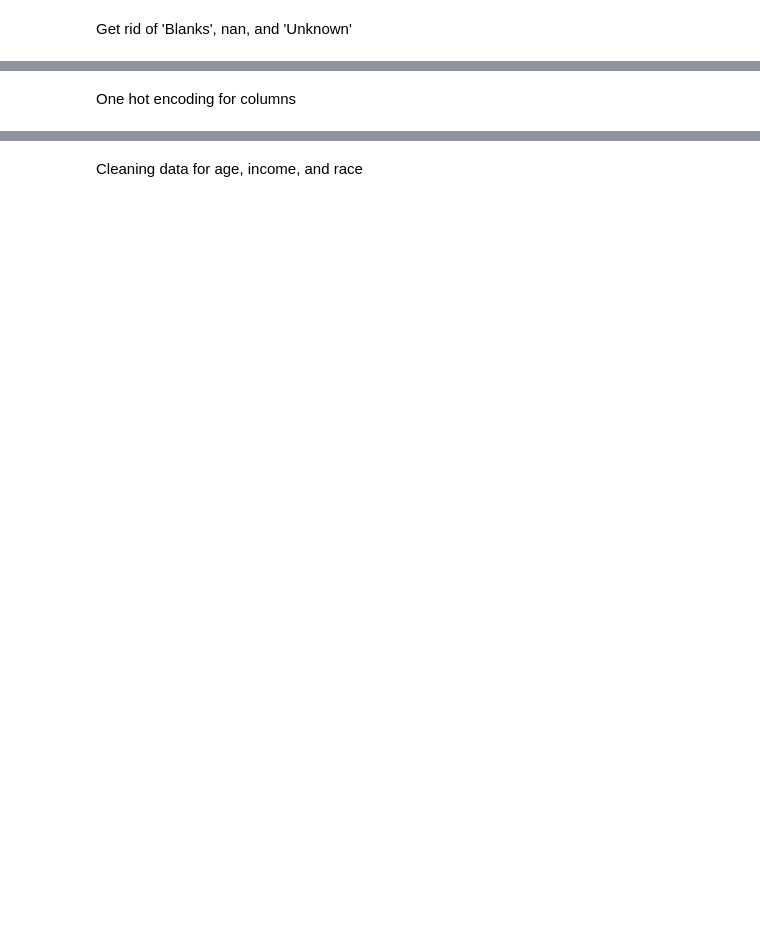
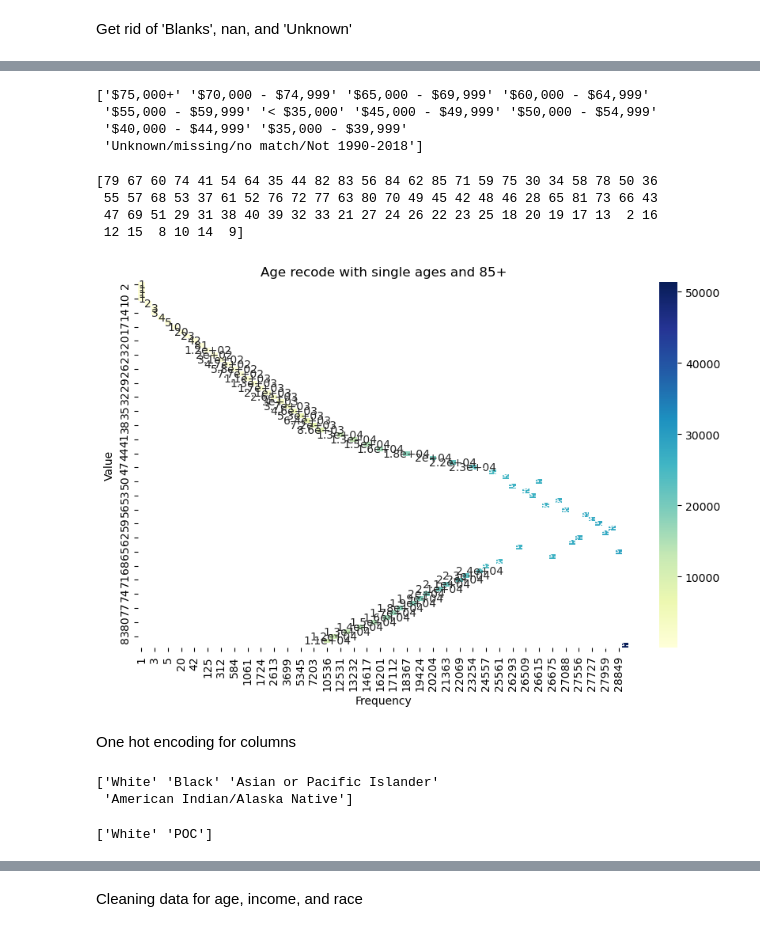
Before and after one commit to lixin-source/cisc4900, a Jupyter notebook: linReg.ipynb, the cells around one changed output, grey strips where cells are left out. Saved outputs shown, nothing was run; the diff lists cells and outputs as text; code cells hidden in the pictures; blank space fills up the shorter version.

```diff
--- a/linReg.ipynb
+++ b/linReg.ipynb
@@ -63,0 +84,2 @@ df.describe()
+# %%
+df.drop_duplicates(inplace=True)
@@ -78,2 +112,9 @@ dtype: bool
+# %%
+df.dropna(inplace=True)
+# drop na seems to have removed 'Blanks' rows
+df = df[~df['Breast - Adjusted AJCC 6th T (1988-2015)'].str.contains('Blank\(s\)')]
+# drop na seems to have removed 'Unknown' rows
+df = df[~df['Survival months'].str.contains('Unknown')]
+df = df[~df['Race recode (W, B, AI, API)'].str.contains('Unknown')]
 # %%
 df.dropna(inplace=True)
@@ -124,2 +154,42 @@ for col in df.columns:
+# %%
+print(df['Median household income inflation adj to 2019'].unique())
+# %% [output]
+['$75,000+' '$70,000 - $74,999' '$65,000 - $69,999' '$60,000 - $64,999'
+ '$55,000 - $59,999' '< $35,000' '$45,000 - $49,999' '$50,000 - $54,999'
+ '$40,000 - $44,999' '$35,000 - $39,999'
+ 'Unknown/missing/no match/Not 1990-2018']
+# %%
+print(df['Age recode with single ages and 85+'].unique())
+# %% [output]
+[79 67 60 74 41 54 64 35 44 82 83 56 84 62 85 71 59 75 30 34 58 78 50 36
+ 55 57 68 53 37 61 52 76 72 77 63 80 70 49 45 42 48 46 28 65 81 73 66 43
+ 47 69 51 29 31 38 40 39 32 33 21 27 24 26 22 23 25 18 20 19 17 13  2 16
+ 12 15  8 10 14  9]
+# %%
+column_name = 'Age recode with single ages and 85+'
+frequency_table = df[column_name].value_counts()
+heatmap_data = frequency_table.reset_index().rename(columns={'index': 'Value', column_name: 'Frequency'})
+
+# Reshape the data for heatmap
+heatmap_data = heatmap_data.pivot(index='Value', columns='Frequency', values='Frequency')
+
+# Create the heatmap
+plt.figure(figsize=(10, 6))  # Adjust the figure size as per your preference
+sns.heatmap(heatmap_data, annot=True, cmap='YlGnBu')
+
+# Set the title and labels
+plt.title('Age recode with single ages and 85+')
+plt.xlabel('Frequency')
+plt.ylabel('Value')
+
+# Show the heatmap
+plt.show()
+# %% [output]
+[figure, added]
 # %% [markdown]
 One hot encoding for columns
+# %%
+print(df['Race recode (W, B, AI, API)'].unique())
+# %% [output]
+['White' 'Black' 'Asian or Pacific Islander'
+ 'American Indian/Alaska Native']
@@ -126,3 +201,7 @@ One hot encoding for columns
+# %%
+print(df['Race recode (W, B, AI, API)'].unique())
+# %% [output]
+['White' 'POC']
 # %%
 race_encode = 'Race recode (W, B, AI, API)'
 
```
Also changed, not shown: parts of 85 cells of this notebook.
